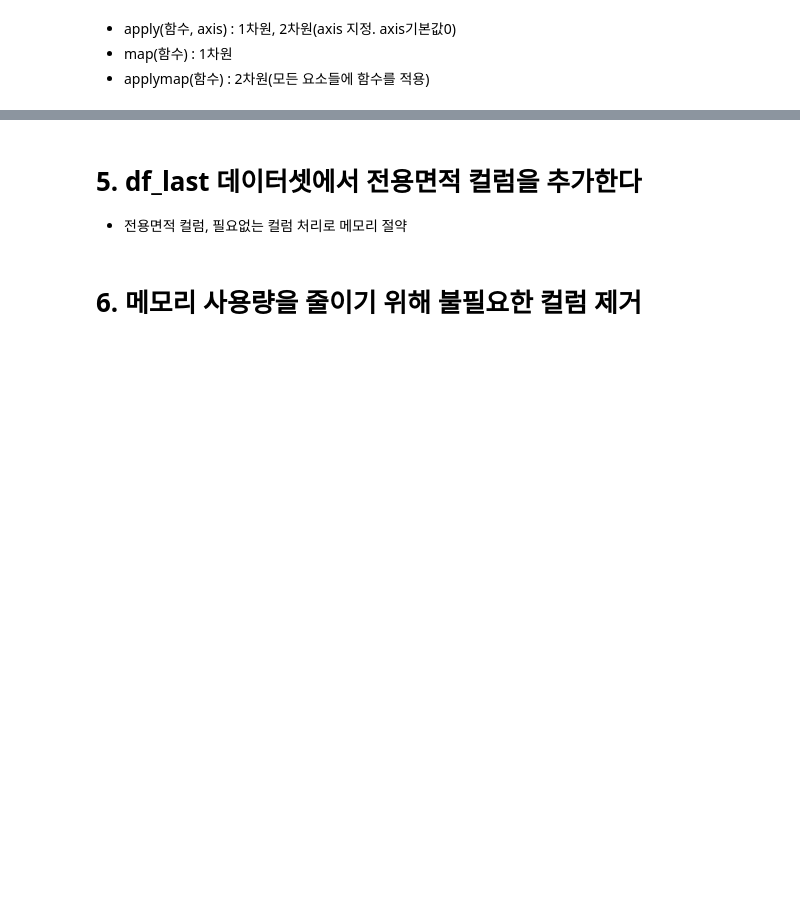
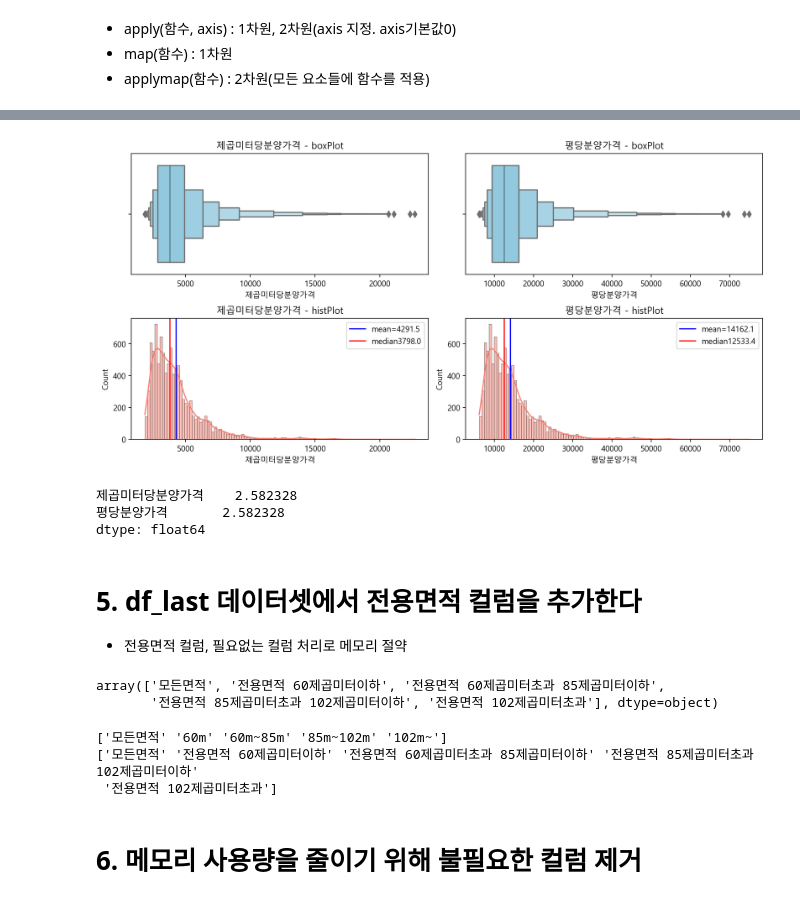
Before and after one commit to hayza1017/ai, a Jupyter notebook: Source/01_python/ch13_예1_포트폴리오_아파트분양가분석.ipynb, the cells around one changed output, grey strips where cells are left out. Saved outputs shown, nothing was run; the diff lists cells and outputs as text; code cells hidden in the pictures; blank space fills up the shorter version.

```diff
--- a/Source/01_python/ch13_예1_포트폴리오_아파트분양가분석.ipynb
+++ b/Source/01_python/ch13_예1_포트폴리오_아파트분양가분석.ipynb
@@ -216,2 +314,4 @@ commadrop(df_last.loc[368]) # nan의 경우 nan
 # %%
 # 공백문자는 결측치로, 콤마는 제거하기를 모든 행에 적용
+df_last = df_last.apply(commadrop, axis=1)
+df_last.head(2)
@@ -235,4 +359,5 @@ commadrop2(df_last.loc[368, '분양가격(제곱미터)']) # nan을 nan
 - applymap(함수) : 2차원(모든 요소들에 함수를 적용)
 # %%
 #df_last['분양가격(제곱미터)'].apply(commadrop2)
-#df_last['분양가격(제곱미터)'].map(commadrop2)
+df_last['제곱미터당분양가격'] = df_last['분양가격(제곱미터당 천원)'].map(commadrop2)
+df_last.iloc[8863:8866]
@@ -238,0 +375,4 @@ commadrop2(df_last.loc[368, '분양가격(제곱미터)']) # nan을 nan
+# %%
+df_last['제곱미터당분양가격'] = \
+pd.to_numeric(df_last['분양가격(제곱미터당 천원)'].str.replace(',', ''), errors='coerce')
+df_last.info()
@@ -238,0 +393,4 @@ commadrop2(df_last.loc[368, '분양가격(제곱미터)']) # nan을 nan
+# %%
+# 형변환 후 평당분양가격(제곱미터당분양가격 * 3.3)
+df_last['평당분양가격'] = df_last['제곱미터당분양가격'] * 3.3
+df_last.info()
@@ -239,3 +424,39 @@ commadrop2(df_last.loc[368, '분양가격(제곱미터)']) # nan을 nan
+# %%
+cols = ['제곱미터당분양가격', '평당분양가격']
+fig, axes = plt.subplots(nrows=2, ncols=len(cols), figsize=(12, 6))
+for i, col in enumerate(cols):
+    # 0행 boxplot
+    sns.boxenplot(data=df_last, x=col, ax=axes[0, i], color='skyblue')
+    axes[0, i].set_title(f'{col} - boxPlot')
+    # 1행  histplot
+    sns.histplot(df_last[col], ax=axes[1, i], color='salmon', kde=True)
+    axes[1, i].set_title(f'{col} - histPlot')
+    # 평균(mean)과 중위수(median)를 histplot 표시
+    mean_val = df_last[col].mean()
+    median_val = df_last[col].median()
+    axes[1, i].axvline(mean_val, color='blue', label=f'mean={mean_val:.1f}')
+    axes[1, i].axvline(median_val, color='red', label=f'median{median_val:.1f}')
+    axes[1, i].legend()
+
+
+plt.tight_layout()
+# %% [output]
+[figure, added]
+# %%
+# 외도(skewness) : 분포가 좌우로 얼마나 비대칭인지를 수치로 나타내는 지표
+# 왜도 = 0 : 좌우대칭 / |왜도| <0.5 : 거의 대칭
+# 왜도 > 0 : 오른쪽 꼬리 긴 분포(mean > median)
+# 왜도 < 0 : 왼쪽 꼬리 긴 분포 (mean < median)
+df_last[['제곱미터당분양가격', '평당분양가격']].skew()
+# %% [output]
+제곱미터당분양가격    2.582328
+평당분양가격       2.582328
+dtype: float64
 # %% [markdown]
 # 5. df_last 데이터셋에서 전용면적 컬럼을 추가한다
 - 전용면적 컬럼, 필요없는 컬럼 처리로 메모리 절약
+# %%
+df_last['규모구분'].unique()
+# %% [output]
+array(['모든면적', '전용면적 60제곱미터이하', '전용면적 60제곱미터초과 85제곱미터이하',
+       '전용면적 85제곱미터초과 102제곱미터이하', '전용면적 102제곱미터초과'], dtype=object)
@@ -242,2 +471,9 @@ commadrop2(df_last.loc[368, '분양가격(제곱미터)']) # nan을 nan
+# %%
+print(df_last['전용면적'].unique())
+print(df_last['규모구분'].unique())
+# %% [output]
+['모든면적' '60m' '60m~85m' '85m~102m' '102m~']
+['모든면적' '전용면적 60제곱미터이하' '전용면적 60제곱미터초과 85제곱미터이하' '전용면적 85제곱미터초과 102제곱미터이하'
+ '전용면적 102제곱미터초과']
 # %% [markdown]
 # 6. 메모리 사용량을 줄이기 위해 불필요한 컬럼 제거
```
Also changed, not shown: parts of 89 cells of this notebook, 2 other files.
